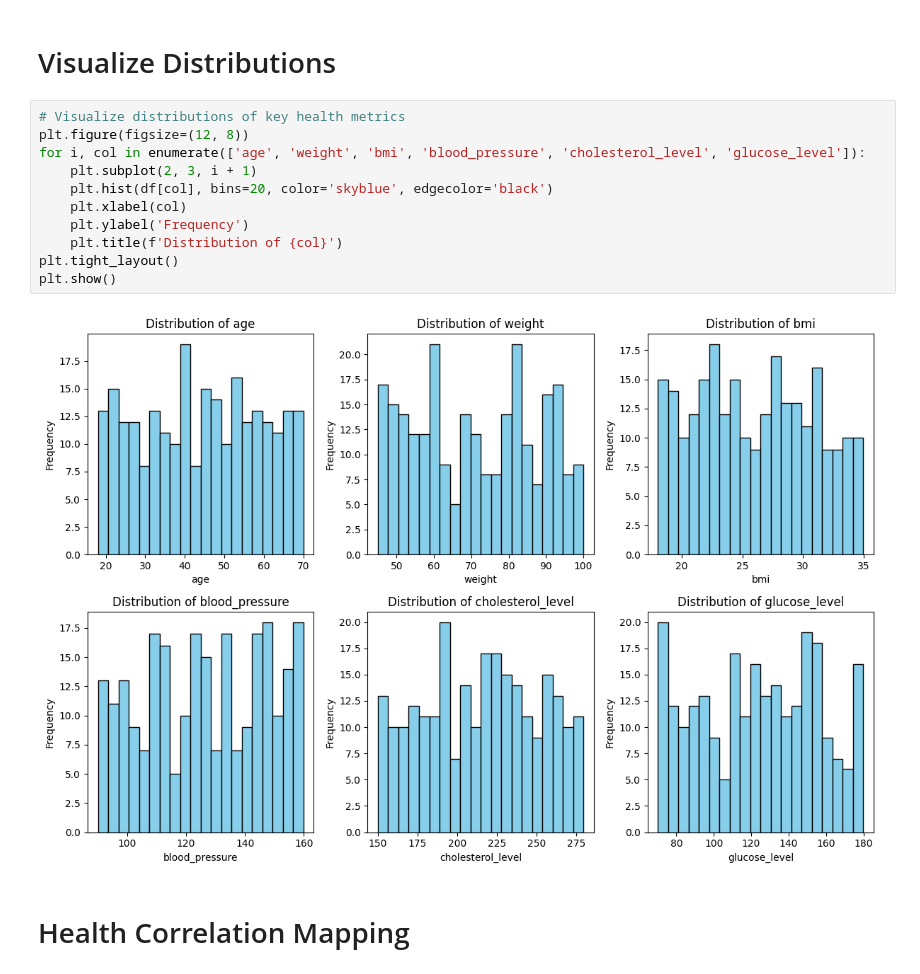
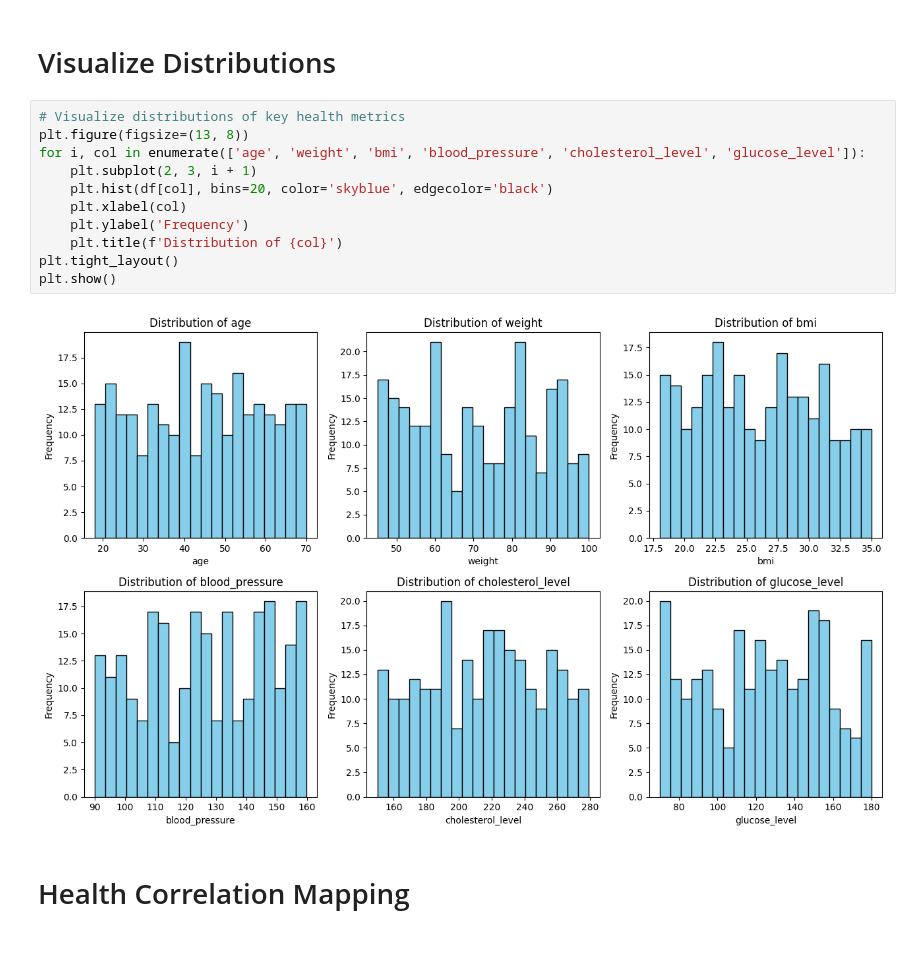
Before and after one commit to khushidobariya140/All-Data, a Jupyter notebook: DERIVABLE JUDGEMENT/derivable_judgement.ipynb, the cells around one changed output. Saved outputs shown, nothing was run; the diff lists cells and outputs as text; blank space fills up the shorter version.

```diff
--- a/DERIVABLE JUDGEMENT/derivable_judgement.ipynb
+++ b/DERIVABLE JUDGEMENT/derivable_judgement.ipynb
@@ -226,17 +226,17 @@ Diabetes: 49.2%
 # Visualize Distributions
 # %%
 # Visualize distributions of key health metrics
-plt.figure(figsize=(12, 8))
+plt.figure(figsize=(13, 8))
 for i, col in enumerate(['age', 'weight', 'bmi', 'blood_pressure', 'cholesterol_level', 'glucose_level']):
     plt.subplot(2, 3, i + 1)
     plt.hist(df[col], bins=20, color='skyblue', edgecolor='black')
     plt.xlabel(col)
     plt.ylabel('Frequency')
     plt.title(f'Distribution of {col}')
 plt.tight_layout()
 plt.show()
 # %% [output]
-[figure, old version]
+[figure, new version]
 # %% [markdown]
 # Health Correlation Mapping
 # %%
```
Also changed, not shown: 32 other files.
